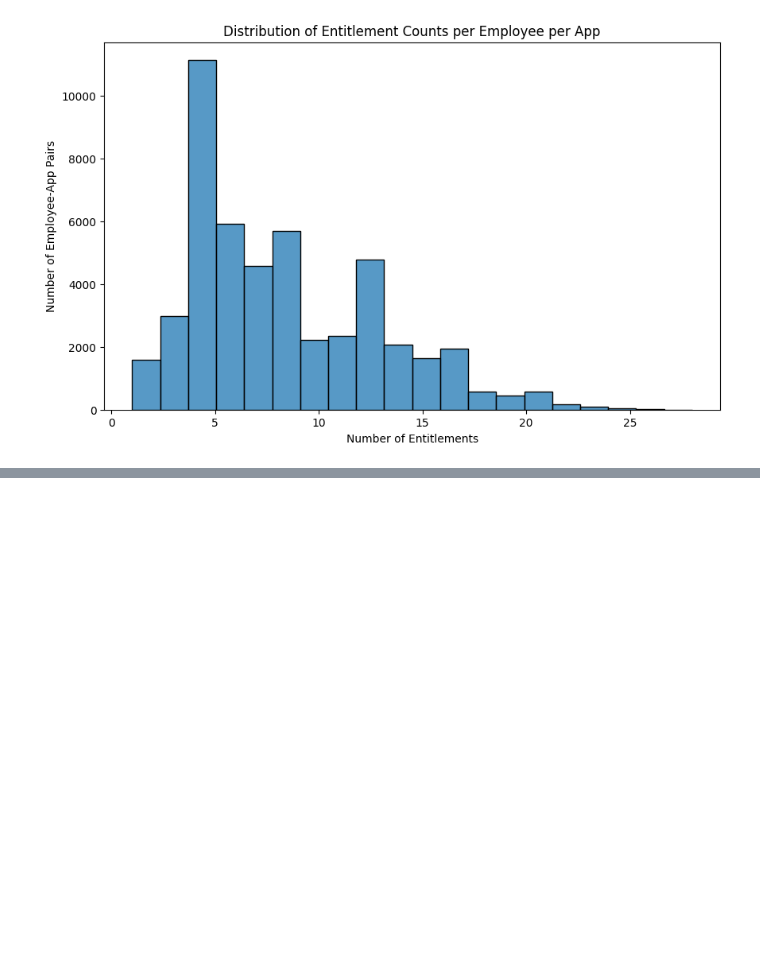
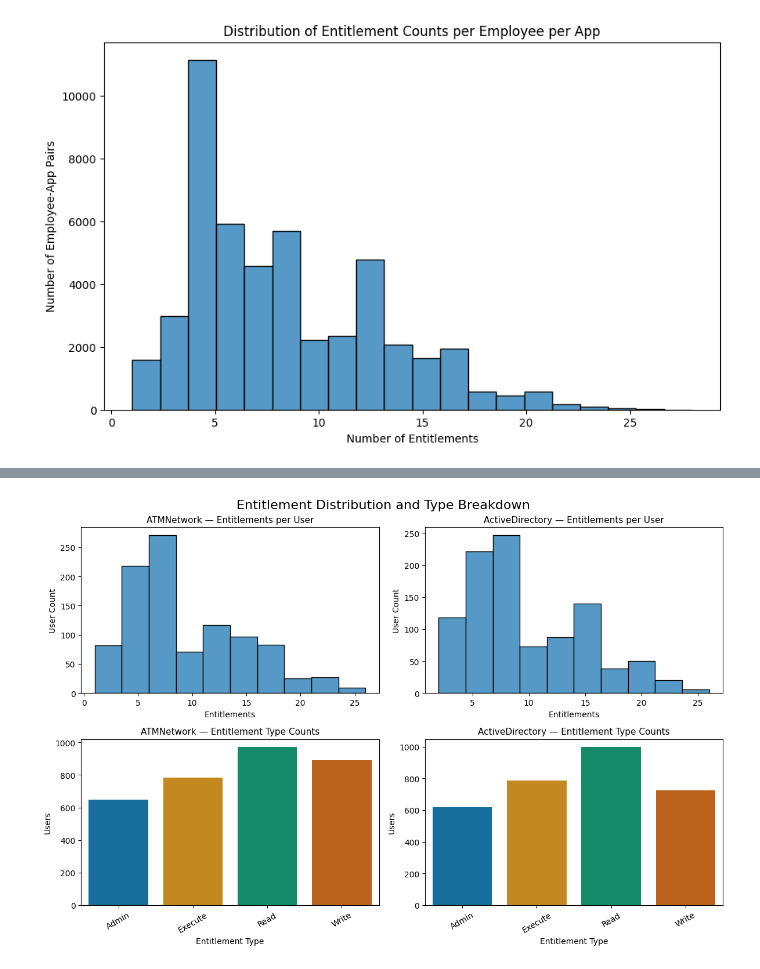
Before and after one commit to cmahadeo/fields_IAM_project, a Jupyter notebook: data_exploration.ipynb, the cells around one changed output, grey strips where cells are left out. Saved outputs shown, nothing was run; the diff lists cells and outputs as text; code cells hidden in the pictures; blank space fills up the shorter version.

```diff
--- a/data_exploration.ipynb
+++ b/data_exploration.ipynb
@@ -869,0 +837,85 @@ NameError: name 'entitlements_per_user_app' is not defined
+# %%
+
+# Code 1 data: histogram of entitlements per employee per app
+entitlements_per_user_app = (
+    full_df
+    .groupby(['employee_id', 'app_name'])['entitlement_name']
+    .nunique()
+    .reset_index(name='num_entitlements')
+)
+
+# Code 2 data: bar chart of number of users per entitlement type
+entitlement_counts = (
+    full_df
+    .groupby(['app_name', 'entitlement_type'])['employee_id']
+    .nunique()
+    .reset_index(name='num_users')
+)
+
+# Get apps with enough data
+apps_with_enough_data = (
+    entitlements_per_user_app['app_name']
+    .value_counts()
+    .loc[lambda x: x >= 20]
+    .index
+)
+
+# Filter both datasets to consistent apps
+filtered_hist_data = entitlements_per_user_app[
+    entitlements_per_user_app['app_name'].isin(apps_with_enough_data)
+]
+
+filtered_bar_data = entitlement_counts[
+    entitlement_counts['app_name'].isin(apps_with_enough_data)
+]
+
+# ---- Step 1: Iterate in chunks ----
+apps = sorted(filtered_hist_data['app_name'].unique())
+chunk_size = 2  # You can change to 4 if needed
+
+for i in range(0, len(apps), chunk_size):
+    app_chunk = apps[i:i + chunk_size]
+
+    hist_chunk = filtered_hist_data[filtered_hist_data['app_name'].isin(app_chunk)]
+    bar_chunk = filtered_bar_data[filtered_bar_data['app_name'].isin(app_chunk)]
+
+    fig, axes = plt.subplots(
+        nrows=2, ncols=len(app_chunk),
+        figsize=(6 * len(app_chunk), 8),
+        sharex=False, sharey=False
+    )
+
+    if len(app_chunk) == 1:
+        axes = [[axes[0]], [axes[1]]]  # Make 2D iterable for single app
+
+    # First row: Histograms
+    for ax, app in zip(axes[0], app_chunk):
+        app_data = hist_chunk[hist_chunk['app_name'] == app]
+        sns.histplot(data=app_data, x='num_entitlements', bins=10, ax=ax)
+        ax.set_title(f"{app} — Entitlements per User", fontsize=11)
+        ax.set_xlabel("Entitlements")
+        ax.set_ylabel("User Count")
+
+    # Second row: Bar Charts
+    for ax, app in zip(axes[1], app_chunk):
+        app_data = bar_chunk[bar_chunk['app_name'] == app]
+        sns.barplot(
+            data=app_data,
+            x='entitlement_type',
+            y='num_users',
+            hue='entitlement_type',
+            palette='colorblind',
+            legend=False,
+            ax=ax
+        )
+        ax.set_title(f"{app} — Entitlement Type Counts", fontsize=11)
+        ax.set_xlabel("Entitlement Type")
+        ax.set_ylabel("Users")
+        ax.tick_params(axis='x', rotation=30)
+
+    fig.suptitle("Entitlement Distribution and Type Breakdown", fontsize=16)
+    fig.tight_layout()
+    fig.subplots_adjust(top=0.92)
+    plt.show()
+# %% [output]
+[figure, added]
```
Also changed, not shown: parts of 19 cells of this notebook, 8 other files.
